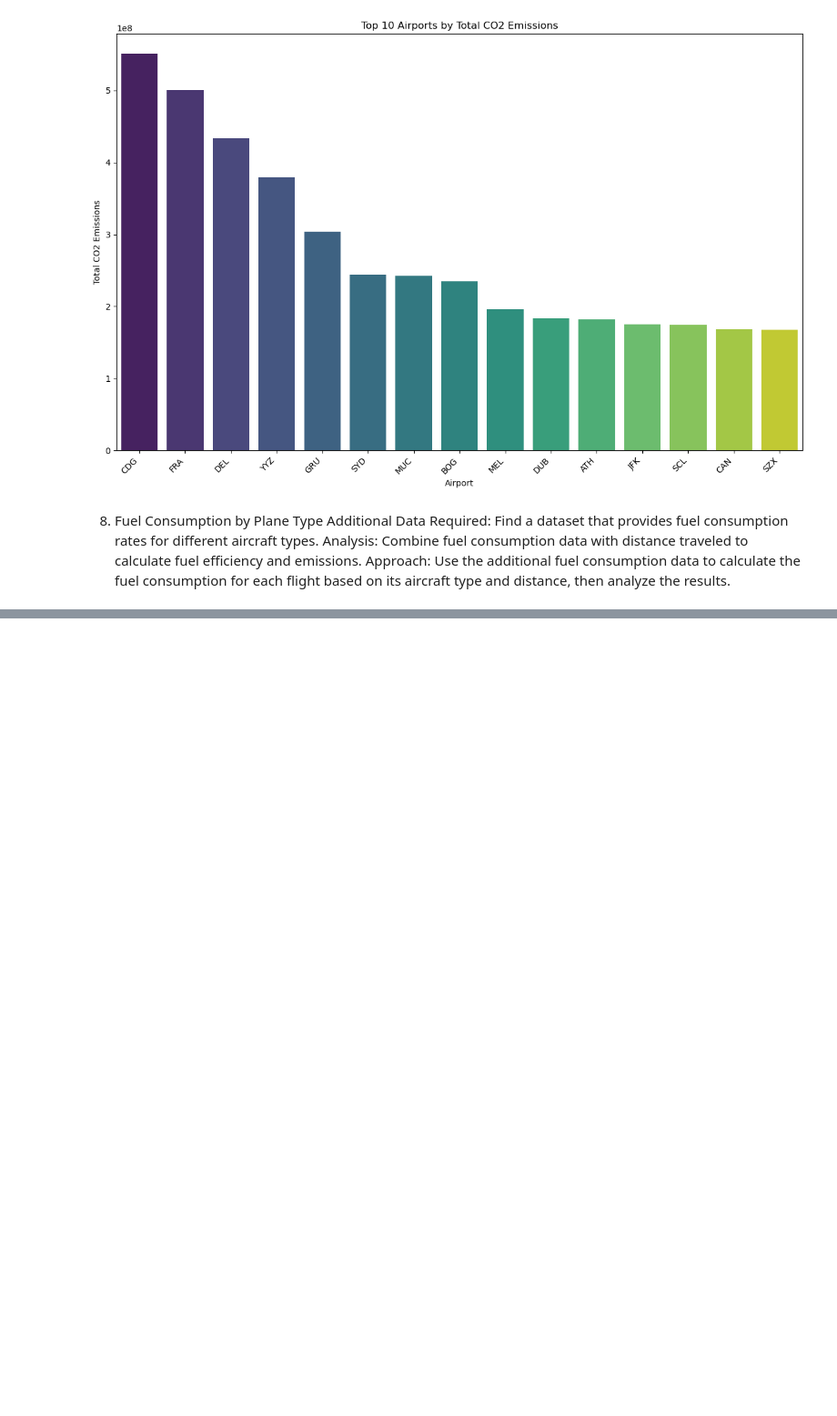
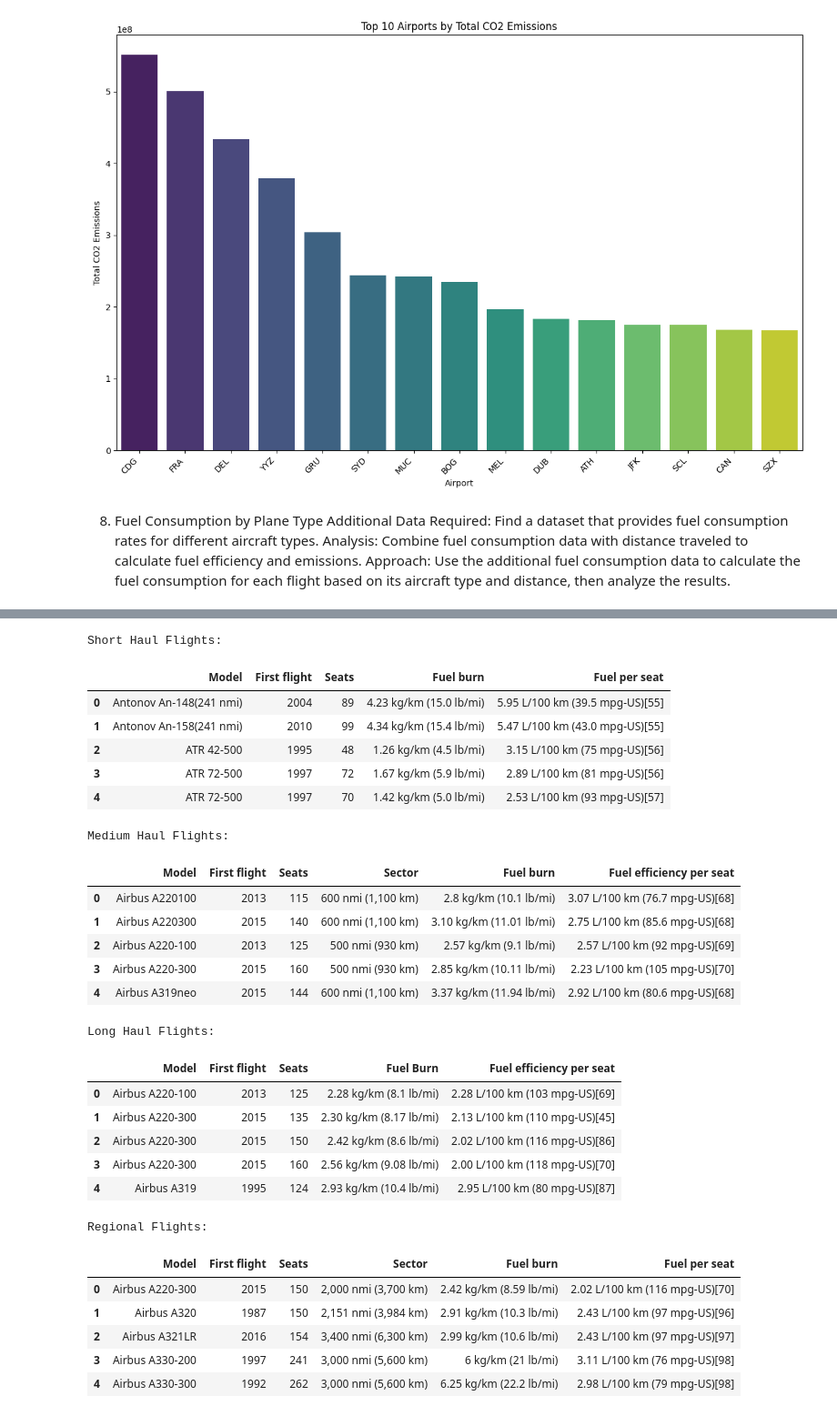
Before and after one commit to Josepdmo/Sky_Track_Project, a Jupyter notebook: Main.ipynb, the cells around one changed output, grey strips where cells are left out. Shown at 91% size. Drawn from its saved outputs; the diff is of its cells as text; code cells hidden in the pictures; blank space fills up the shorter version.

```diff
--- a/Main.ipynb
+++ b/Main.ipynb
@@ -636,0 +589,79 @@ fuel_consumption_df
+# %%
+# After identifying the tables, we assume their indices are as follows:
+# 0: Short Haul Flights
+# 1: Medium Haul Flights
+# 2: Long Haul Flights
+# 3: Regional Flights
+short_haul_index = 0
+medium_haul_index = 1
+long_haul_index = 2
+regional_flights_index = 3
+
+def extract_table_data(table):
+    rows = []
+    for row in table.find_all('tr'):
+        cells = row.find_all(['td', 'th'])
+        cell_text = [cell.get_text(strip=True) for cell in cells]
+        rows.append(cell_text)
+    return pd.DataFrame(rows)
+# %%
+# Extract data from each table
+short_haul_df = extract_table_data(tables[short_haul_index])
+medium_haul_df = extract_table_data(tables[medium_haul_index])
+long_haul_df = extract_table_data(tables[long_haul_index])
+regional_flights_df = extract_table_data(tables[regional_flights_index])
+
+# Assume the first row is the header for each table
+short_haul_df.columns = short_haul_df.iloc[0]
+short_haul_df = short_haul_df.drop(0).reset_index(drop=True)
+
+medium_haul_df.columns = medium_haul_df.iloc[0]
+medium_haul_df = medium_haul_df.drop(0).reset_index(drop=True)
+
+long_haul_df.columns = long_haul_df.iloc[0]
+long_haul_df = long_haul_df.drop(0).reset_index(drop=True)
+
+regional_flights_df.columns = regional_flights_df.iloc[0]
+regional_flights_df = regional_flights_df.drop(0).reset_index(drop=True)
+
+# Display the DataFrames
+print("Short Haul Flights:")
+display(short_haul_df.head())
+
+print("\nMedium Haul Flights:")
+display(medium_haul_df.head())
+
+print("\nLong Haul Flights:")
+display(long_haul_df.head())
+
+print("\nRegional Flights:")
+display(regional_flights_df.head())
+# %% [output]
+Short Haul Flights:
+|  | Model | First flight | Seats | Fuel burn | Fuel per seat |
+| 0 | Antonov An-148(241 nmi) | 2004 | 89 | 4.23 kg/km (15.0 lb/mi) | 5.95 L/100 km (39.5 mpg‑US)[55] |
+| 1 | Antonov An-158(241 nmi) | 2010 | 99 | 4.34 kg/km (15.4 lb/mi) | 5.47 L/100 km (43.0 mpg‑US)[55] |
+| 2 | ATR 42-500 | 1995 | 48 | 1.26 kg/km (4.5 lb/mi) | 3.15 L/100 km (75 mpg‑US)[56] |
+| 3 | ATR 72-500 | 1997 | 72 | 1.67 kg/km (5.9 lb/mi) | 2.89 L/100 km (81 mpg‑US)[56] |
+| 4 | ATR 72-500 | 1997 | 70 | 1.42 kg/km (5.0 lb/mi) | 2.53 L/100 km (93 mpg‑US)[57] |
+Medium Haul Flights:
+|  | Model | First flight | Seats | Sector | Fuel burn | Fuel efficiency per seat |
+| 0 | Airbus A220100 | 2013 | 115 | 600 nmi (1,100 km) | 2.8 kg/km (10.1 lb/mi) | 3.07 L/100 km (76.7 mpg‑US)[68] |
+| 1 | Airbus A220300 | 2015 | 140 | 600 nmi (1,100 km) | 3.10 kg/km (11.01 lb/mi) | 2.75 L/100 km (85.6 mpg‑US)[68] |
+| 2 | Airbus A220-100 | 2013 | 125 | 500 nmi (930 km) | 2.57 kg/km (9.1 lb/mi) | 2.57 L/100 km (92 mpg‑US)[69] |
+| 3 | Airbus A220-300 | 2015 | 160 | 500 nmi (930 km) | 2.85 kg/km (10.11 lb/mi) | 2.23 L/100 km (105 mpg‑US)[70] |
+| 4 | Airbus A319neo | 2015 | 144 | 600 nmi (1,100 km) | 3.37 kg/km (11.94 lb/mi) | 2.92 L/100 km (80.6 mpg‑US)[68] |
+Long Haul Flights:
+|  | Model | First flight | Seats | Fuel Burn | Fuel efficiency per seat |
+| 0 | Airbus A220-100 | 2013 | 125 | 2.28 kg/km (8.1 lb/mi) | 2.28 L/100 km (103 mpg‑US)[69] |
+| 1 | Airbus A220-300 | 2015 | 135 | 2.30 kg/km (8.17 lb/mi) | 2.13 L/100 km (110 mpg‑US)[45] |
+| 2 | Airbus A220-300 | 2015 | 150 | 2.42 kg/km (8.6 lb/mi) | 2.02 L/100 km (116 mpg‑US)[86] |
+| 3 | Airbus A220-300 | 2015 | 160 | 2.56 kg/km (9.08 lb/mi) | 2.00 L/100 km (118 mpg‑US)[70] |
+| 4 | Airbus A319 | 1995 | 124 | 2.93 kg/km (10.4 lb/mi) | 2.95 L/100 km (80 mpg‑US)[87] |
+Regional Flights:
+|  | Model | First flight | Seats | Sector | Fuel burn | Fuel per seat |
+| 0 | Airbus A220-300 | 2015 | 150 | 2,000 nmi (3,700 km) | 2.42 kg/km (8.59 lb/mi) | 2.02 L/100 km (116 mpg‑US)[70] |
+| 1 | Airbus A320 | 1987 | 150 | 2,151 nmi (3,984 km) | 2.91 kg/km (10.3 lb/mi) | 2.43 L/100 km (97 mpg‑US)[96] |
+| 2 | Airbus A321LR | 2016 | 154 | 3,400 nmi (6,300 km) | 2.99 kg/km (10.6 lb/mi) | 2.43 L/100 km (97 mpg‑US)[97] |
+| 3 | Airbus A330-200 | 1997 | 241 | 3,000 nmi (5,600 km) | 6 kg/km (21 lb/mi) | 3.11 L/100 km (76 mpg‑US)[98] |
+| 4 | Airbus A330-300 | 1992 | 262 | 3,000 nmi (5,600 km) | 6.25 kg/km (22.2 lb/mi) | 2.98 L/100 km (79 mpg‑US)[98] |
```
Also changed, not shown: parts of 13 cells of this notebook.
